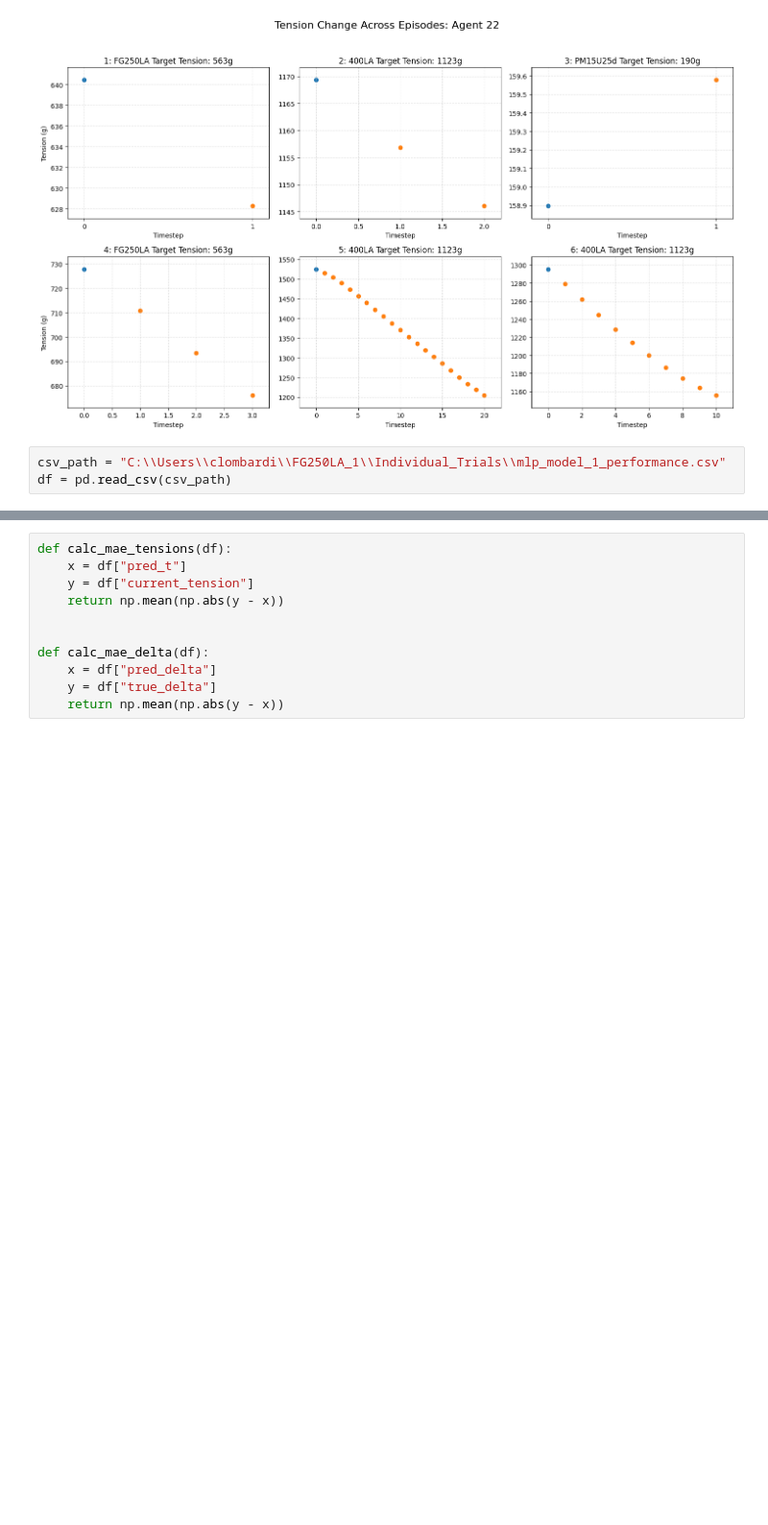
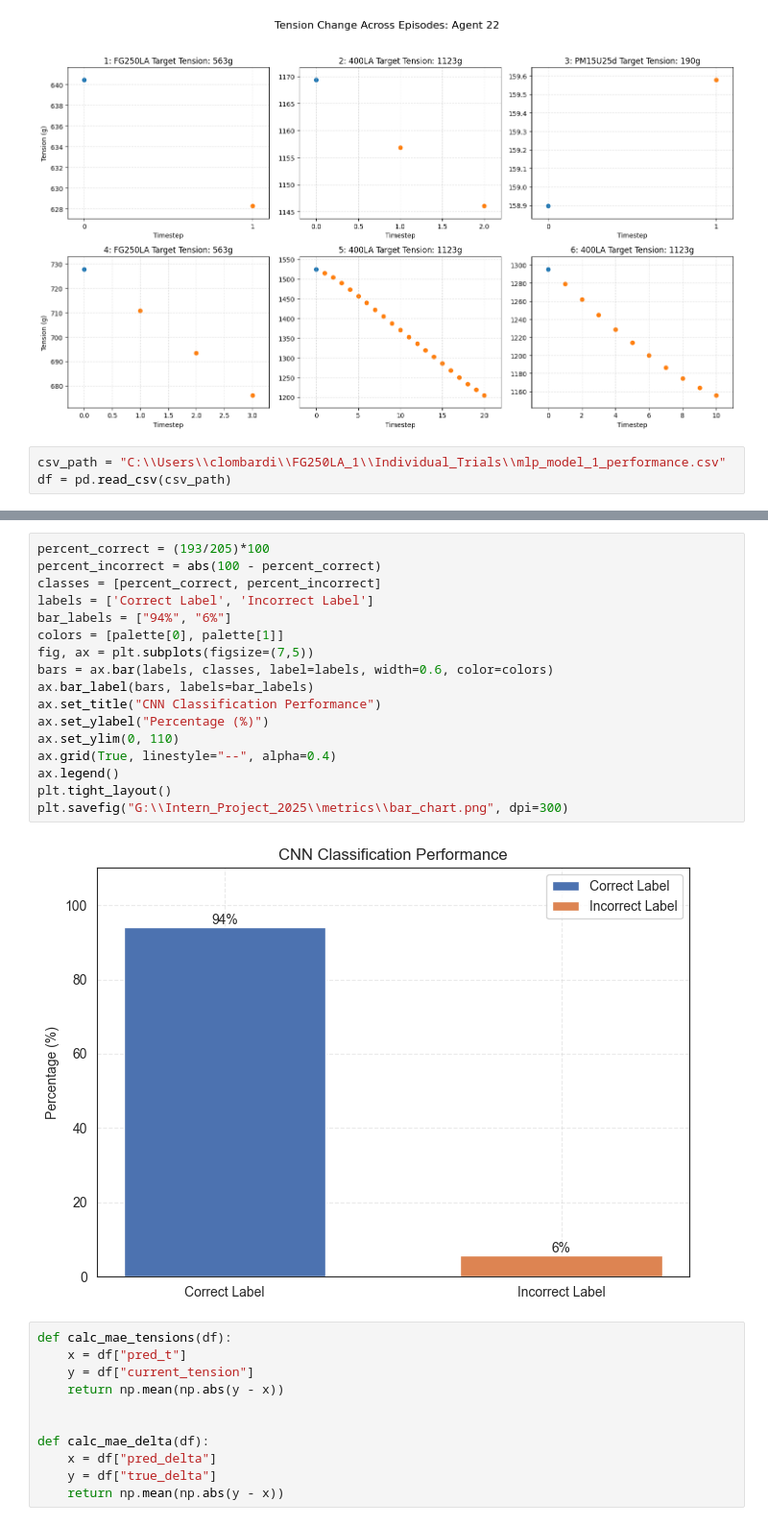
Before and after one commit to c-lombardi23/FOCAL, a Jupyter notebook: notebooks/Abalation_Study.ipynb, the cells around one changed output, grey strips where cells are left out. Shown at 96% size. Drawn from its saved outputs; the diff is of its cells as text; blank space fills up the shorter version.

```diff
--- a/notebooks/Abalation_Study.ipynb
+++ b/notebooks/Abalation_Study.ipynb
@@ -153,3 +165,22 @@ df = pd.read_csv(csv_path)
+# %%
+percent_correct = (193/205)*100
+percent_incorrect = abs(100 - percent_correct)
+classes = [percent_correct, percent_incorrect]
+labels = ['Correct Label', 'Incorrect Label']
+bar_labels = ["94%", "6%"]
+colors = [palette[0], palette[1]]
+fig, ax = plt.subplots(figsize=(7,5))
+bars = ax.bar(labels, classes, label=labels, width=0.6, color=colors)
+ax.bar_label(bars, labels=bar_labels)
+ax.set_title("CNN Classification Performance")
+ax.set_ylabel("Percentage (%)")
+ax.set_ylim(0, 110)
+ax.grid(True, linestyle="--", alpha=0.4)
+ax.legend()
+plt.tight_layout()
+plt.savefig("G:\\Intern_Project_2025\\metrics\\bar_chart.png", dpi=300)
+# %% [output]
+[figure, added]
 # %%
 def calc_mae_tensions(df):
     x = df["pred_t"]
```
Also changed, not shown: parts of 3 cells of this notebook.
